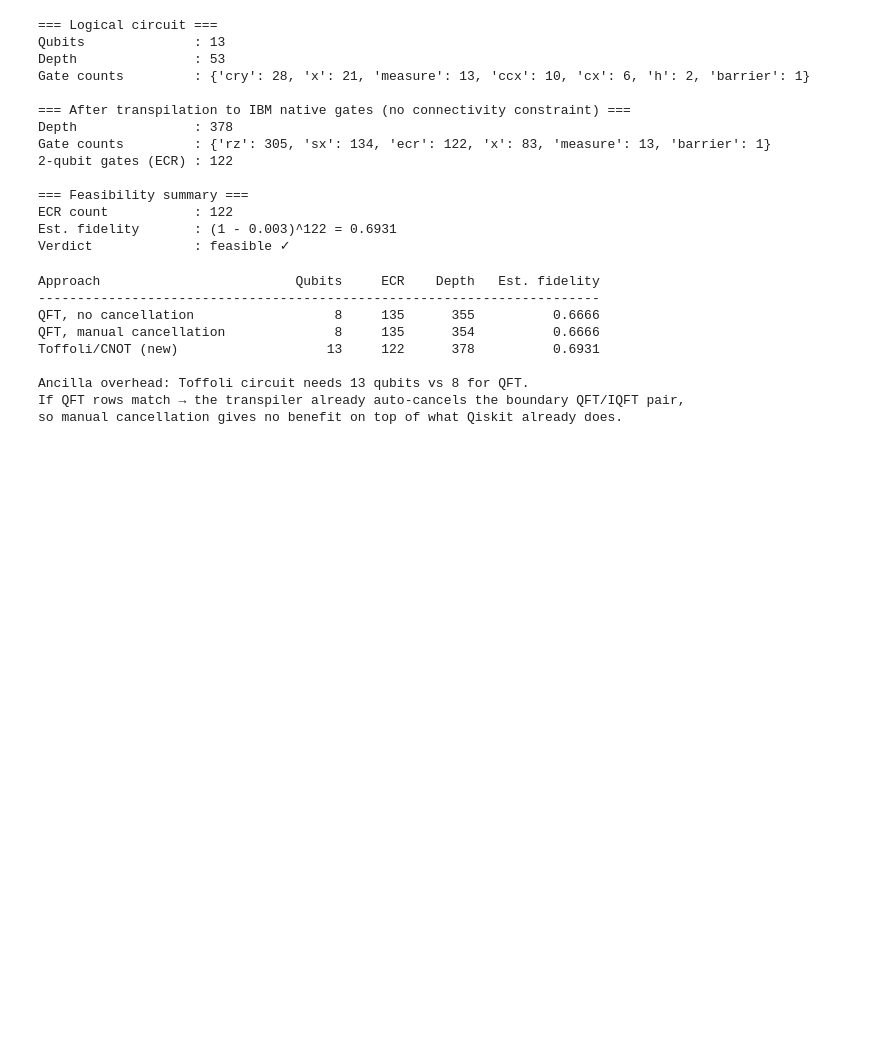
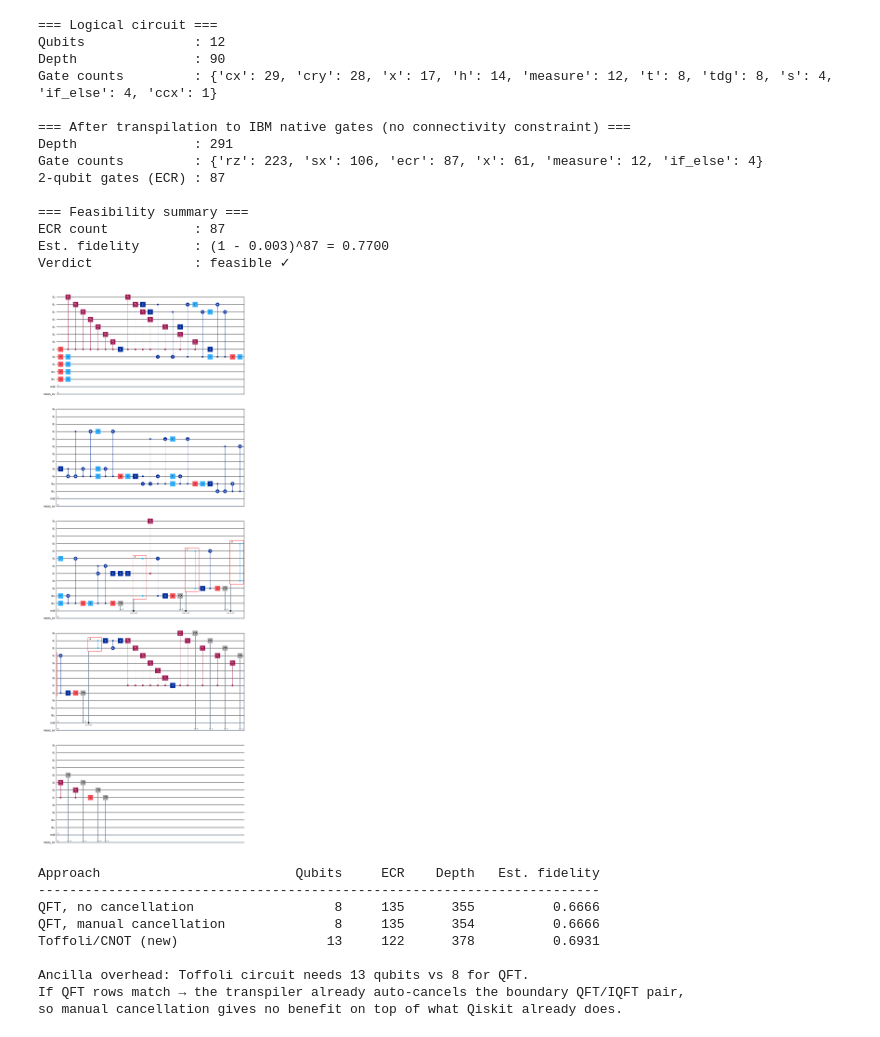
Before and after one commit to sorin-bolos/QuantumComputingResearch, a Jupyter notebook: STOsInMoleculeSymulations/STOs.ipynb, the cells around one changed output. Drawn from its saved outputs; the diff is of its cells as text; code cells hidden in the pictures; blank space fills up the shorter version.

```diff
--- a/STOsInMoleculeSymulations/STOs.ipynb
+++ b/STOsInMoleculeSymulations/STOs.ipynb
@@ -511,49 +583,52 @@ Shot noise:           0.0004  (0.06 %)
 from qiskit.compiler import transpile
 
 # ── Circuit complexity (logical) ───────────────────────────────────────────────
-qc_overlap.measure_all()
+
 print("=== Logical circuit ===")
-print(f"Qubits              : {qc_overlap.num_qubits}")
-print(f"Depth               : {qc_overlap.depth()}")
-print(f"Gate counts         : {dict(qc_overlap.count_ops())}")
+print(f"Qubits              : {qc_ov_sample.num_qubits}")
+print(f"Depth               : {qc_ov_sample.depth()}")
+print(f"Gate counts         : {dict(qc_ov_sample.count_ops())}")
 
 # ── Transpile to IBM's native gate set (basis: ECR, RZ, SX, X) ────────────────
 # Using 'ibm_torino' topology as a representative 133-qubit Heron r1 device.
 # optimization_level=3 = most aggressive optimisation Qiskit can do.
-qc_t = transpile(qc_overlap, basis_gates=['ecr', 'rz', 'sx', 'x'],
+qc_t = transpile(qc_ov_sample, basis_gates=['ecr', 'rz', 'sx', 'x'],
                  optimization_level=3, seed_transpiler=42)
 
 two_q = {k: v for k, v in qc_t.count_ops().items() if k == 'ecr'}
 print()
 print("=== After transpilation to IBM native gates (no connectivity constraint) ===")
 print(f"Depth               : {qc_t.depth()}")
 print(f"Gate counts         : {dict(qc_t.count_ops())}")
 print(f"2-qubit gates (ECR) : {two_q.get('ecr', 0)}")
 print()
 print("=== Feasibility summary ===")
 ecr_count = two_q.get('ecr', 0)
 # Typical IBM Heron r1 2Q gate error ~ 3e-3, T1/T2 ~ 100-300 us, gate time ~ 100ns
 # Rule of thumb: circuit is viable if ecr_count * error_per_ecr << 1
 error_per_ecr = 3e-3
 expected_fidelity = (1 - error_per_ecr) ** ecr_count
 print(f"ECR count           : {ecr_count}")
 print(f"Est. fidelity       : (1 - {error_per_ecr})^{ecr_count} = {expected_fidelity:.4f}")
 print(f"Verdict             : {'feasible ✓' if expected_fidelity > 0.1 else 'too deep — error correction or noise mitigation needed ✗'}")
+
+qc_ov_sample.draw('mpl')
 # %% [output]
 === Logical circuit ===
-Qubits              : 13
-Depth               : 53
-Gate counts         : {'cry': 28, 'x': 21, 'measure': 13, 'ccx': 10, 'cx': 6, 'h': 2, 'barrier': 1}
+Qubits              : 12
+Depth               : 90
+Gate counts         : {'cx': 29, 'cry': 28, 'x': 17, 'h': 14, 'measure': 12, 't': 8, 'tdg': 8, 's': 4, 'if_else': 4, 'ccx': 1}
 
 === After transpilation to IBM native gates (no connectivity constraint) ===
-Depth               : 378
-Gate counts         : {'rz': 305, 'sx': 134, 'ecr': 122, 'x': 83, 'measure': 13, 'barrier': 1}
-2-qubit gates (ECR) : 122
+Depth               : 291
+Gate counts         : {'rz': 223, 'sx': 106, 'ecr': 87, 'x': 61, 'measure': 12, 'if_else': 4}
+2-qubit gates (ECR) : 87
 
 === Feasibility summary ===
-ECR count           : 122
-Est. fidelity       : (1 - 0.003)^122 = 0.6931
+ECR count           : 87
+Est. fidelity       : (1 - 0.003)^87 = 0.7700
 Verdict             : feasible ✓
+[figure, added]
 # %%
 def transpile_ecr(qc):
     qc_m = qc.copy()
```
Also changed, not shown: parts of 8 cells of this notebook, 1 other file.
